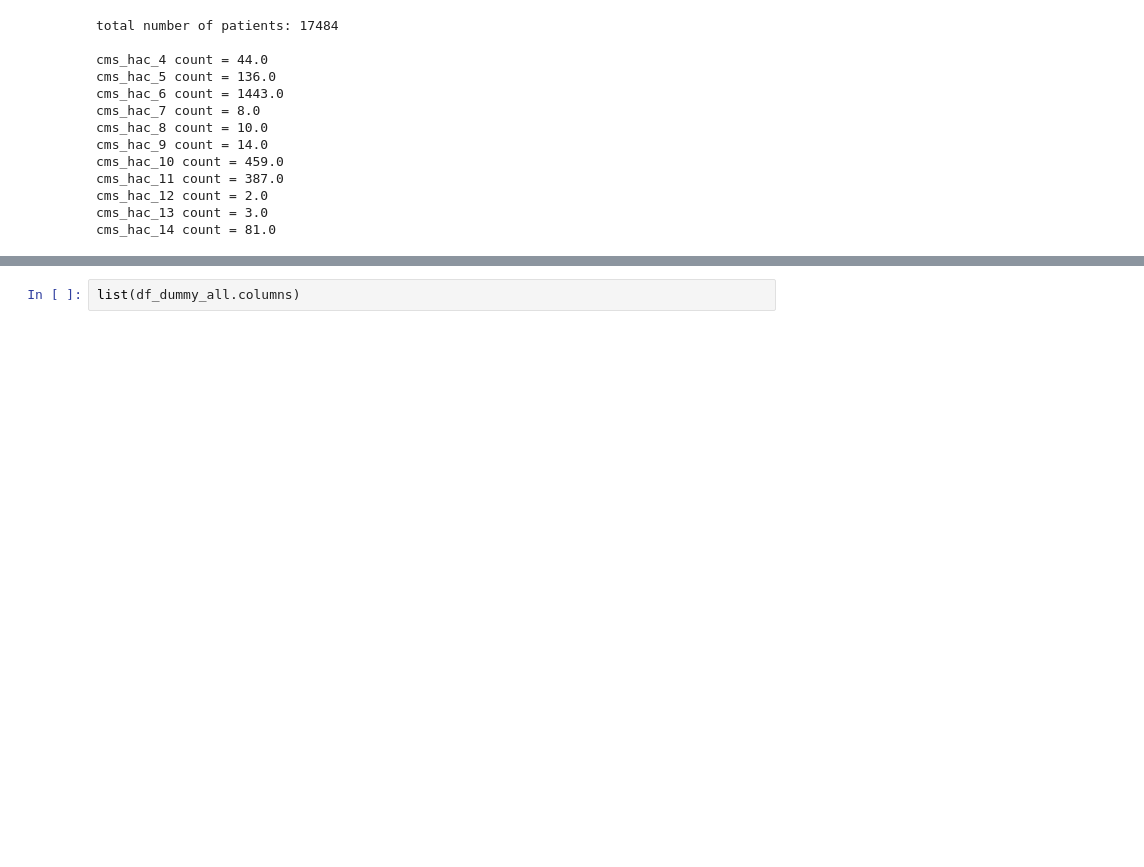
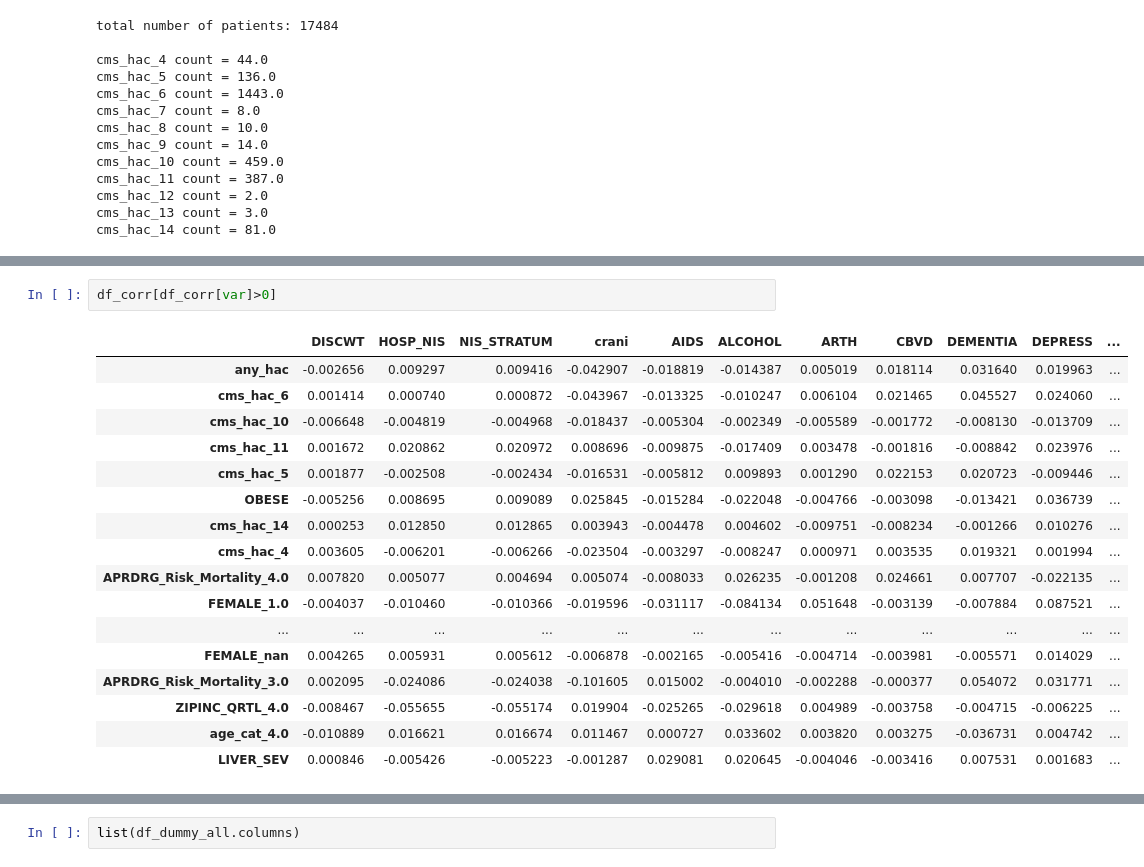
Before and after one commit to arge-7/NIS, a Jupyter notebook: edas_hac_all.ipynb, the cells around one changed output, grey strips where cells are left out. Drawn from its saved outputs; the diff is of its cells as text; blank space fills up the shorter version.

```diff
--- a/edas_hac_all.ipynb
+++ b/edas_hac_all.ipynb
@@ -73,3 +118,23 @@ sns.despine(fig=g.fig, left=True)
+# %%
+df_corr[df_corr[var]>0]
+# %% [output]
+|  | DISCWT | HOSP_NIS | NIS_STRATUM | crani | AIDS | ALCOHOL | ARTH | CBVD | DEMENTIA | DEPRESS | ... |
+| any_hac | -0.002656 | 0.009297 | 0.009416 | -0.042907 | -0.018819 | -0.014387 | 0.005019 | 0.018114 | 0.031640 | 0.019963 | ... |
+| cms_hac_6 | 0.001414 | 0.000740 | 0.000872 | -0.043967 | -0.013325 | -0.010247 | 0.006104 | 0.021465 | 0.045527 | 0.024060 | ... |
+| cms_hac_10 | -0.006648 | -0.004819 | -0.004968 | -0.018437 | -0.005304 | -0.002349 | -0.005589 | -0.001772 | -0.008130 | -0.013709 | ... |
+| cms_hac_11 | 0.001672 | 0.020862 | 0.020972 | 0.008696 | -0.009875 | -0.017409 | 0.003478 | -0.001816 | -0.008842 | 0.023976 | ... |
+| cms_hac_5 | 0.001877 | -0.002508 | -0.002434 | -0.016531 | -0.005812 | 0.009893 | 0.001290 | 0.022153 | 0.020723 | -0.009446 | ... |
+| OBESE | -0.005256 | 0.008695 | 0.009089 | 0.025845 | -0.015284 | -0.022048 | -0.004766 | -0.003098 | -0.013421 | 0.036739 | ... |
+| cms_hac_14 | 0.000253 | 0.012850 | 0.012865 | 0.003943 | -0.004478 | 0.004602 | -0.009751 | -0.008234 | -0.001266 | 0.010276 | ... |
+| cms_hac_4 | 0.003605 | -0.006201 | -0.006266 | -0.023504 | -0.003297 | -0.008247 | 0.000971 | 0.003535 | 0.019321 | 0.001994 | ... |
+| APRDRG_Risk_Mortality_4.0 | 0.007820 | 0.005077 | 0.004694 | 0.005074 | -0.008033 | 0.026235 | -0.001208 | 0.024661 | 0.007707 | -0.022135 | ... |
+| FEMALE_1.0 | -0.004037 | -0.010460 | -0.010366 | -0.019596 | -0.031117 | -0.084134 | 0.051648 | -0.003139 | -0.007884 | 0.087521 | ... |
+| ... | ... | ... | ... | ... | ... | ... | ... | ... | ... | ... | ... |
+| FEMALE_nan | 0.004265 | 0.005931 | 0.005612 | -0.006878 | -0.002165 | -0.005416 | -0.004714 | -0.003981 | -0.005571 | 0.014029 | ... |
+| APRDRG_Risk_Mortality_3.0 | 0.002095 | -0.024086 | -0.024038 | -0.101605 | 0.015002 | -0.004010 | -0.002288 | -0.000377 | 0.054072 | 0.031771 | ... |
+| ZIPINC_QRTL_4.0 | -0.008467 | -0.055655 | -0.055174 | 0.019904 | -0.025265 | -0.029618 | 0.004989 | -0.003758 | -0.004715 | -0.006225 | ... |
+| age_cat_4.0 | -0.010889 | 0.016621 | 0.016674 | 0.011467 | 0.000727 | 0.033602 | 0.003820 | 0.003275 | -0.036731 | 0.004742 | ... |
+| LIVER_SEV | 0.000846 | -0.005426 | -0.005223 | -0.001287 | 0.029081 | 0.020645 | -0.004046 | -0.003416 | 0.007531 | 0.001683 | ... |
 # %%
 df_corr=df_dummy_all.corr()
 
```
Also changed, not shown: parts of 7 cells of this notebook, 2 other files.
